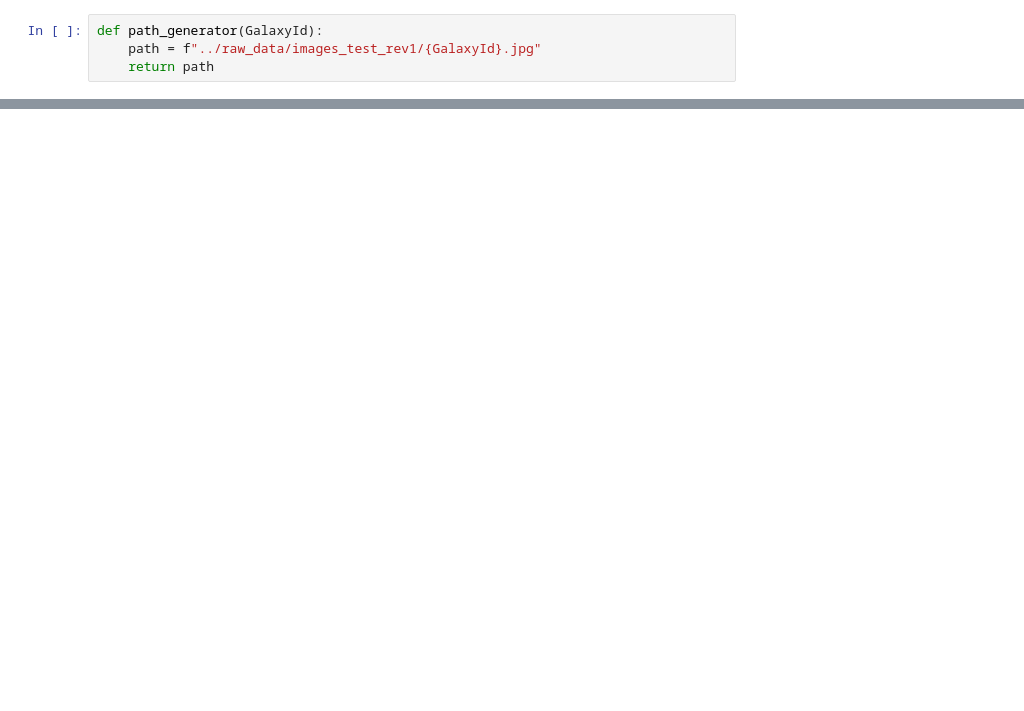
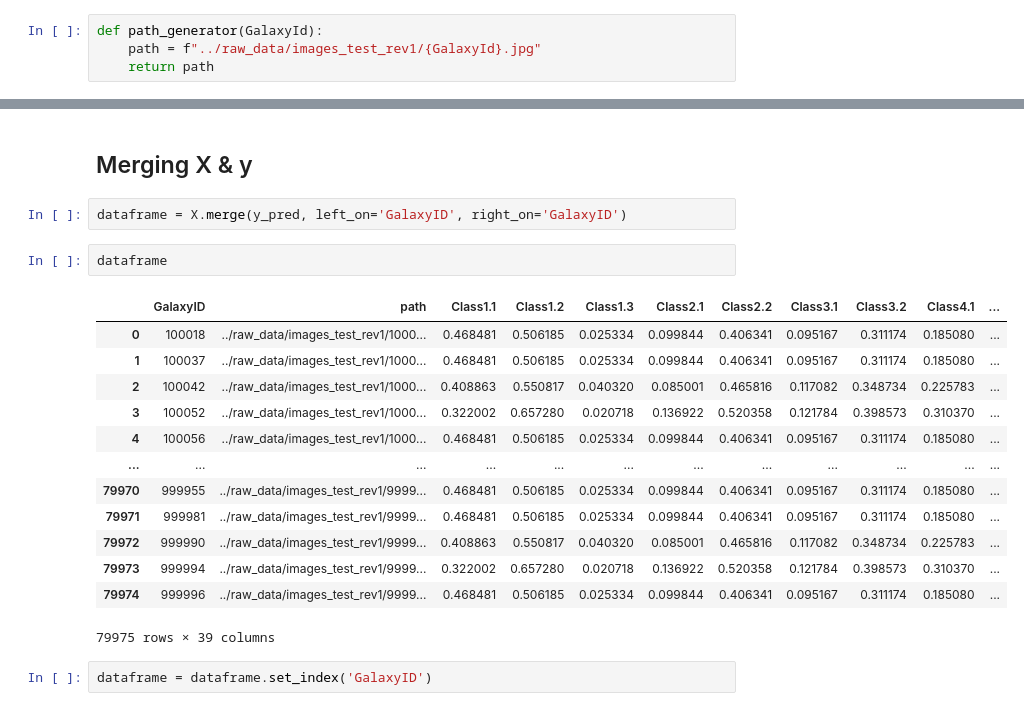
Before and after one commit to AurelSann/StarWars, a Jupyter notebook: notebooks/Aurélien - data Explo.ipynb, the cells around one changed output, grey strips where cells are left out. Saved outputs shown, nothing was run; the diff lists cells and outputs as text; blank space fills up the shorter version.

```diff
--- a/notebooks/Aurélien - data Explo.ipynb
+++ b/notebooks/Aurélien - data Explo.ipynb
@@ -59,0 +60,22 @@ X
+# %% [markdown]
+## Merging X & y
+# %%
+dataframe = X.merge(y_pred, left_on='GalaxyID', right_on='GalaxyID')
+# %%
+dataframe
+# %% [output]
+|  | GalaxyID | path | Class1.1 | Class1.2 | Class1.3 | Class2.1 | Class2.2 | Class3.1 | Class3.2 | Class4.1 | ... |
+| 0 | 100018 | ../raw_data/images_test_rev1/1000... | 0.468481 | 0.506185 | 0.025334 | 0.099844 | 0.406341 | 0.095167 | 0.311174 | 0.185080 | ... |
+| 1 | 100037 | ../raw_data/images_test_rev1/1000... | 0.468481 | 0.506185 | 0.025334 | 0.099844 | 0.406341 | 0.095167 | 0.311174 | 0.185080 | ... |
+| 2 | 100042 | ../raw_data/images_test_rev1/1000... | 0.408863 | 0.550817 | 0.040320 | 0.085001 | 0.465816 | 0.117082 | 0.348734 | 0.225783 | ... |
+| 3 | 100052 | ../raw_data/images_test_rev1/1000... | 0.322002 | 0.657280 | 0.020718 | 0.136922 | 0.520358 | 0.121784 | 0.398573 | 0.310370 | ... |
+| 4 | 100056 | ../raw_data/images_test_rev1/1000... | 0.468481 | 0.506185 | 0.025334 | 0.099844 | 0.406341 | 0.095167 | 0.311174 | 0.185080 | ... |
+| ... | ... | ... | ... | ... | ... | ... | ... | ... | ... | ... | ... |
+| 79970 | 999955 | ../raw_data/images_test_rev1/9999... | 0.468481 | 0.506185 | 0.025334 | 0.099844 | 0.406341 | 0.095167 | 0.311174 | 0.185080 | ... |
+| 79971 | 999981 | ../raw_data/images_test_rev1/9999... | 0.468481 | 0.506185 | 0.025334 | 0.099844 | 0.406341 | 0.095167 | 0.311174 | 0.185080 | ... |
+| 79972 | 999990 | ../raw_data/images_test_rev1/9999... | 0.408863 | 0.550817 | 0.040320 | 0.085001 | 0.465816 | 0.117082 | 0.348734 | 0.225783 | ... |
+| 79973 | 999994 | ../raw_data/images_test_rev1/9999... | 0.322002 | 0.657280 | 0.020718 | 0.136922 | 0.520358 | 0.121784 | 0.398573 | 0.310370 | ... |
+| 79974 | 999996 | ../raw_data/images_test_rev1/9999... | 0.468481 | 0.506185 | 0.025334 | 0.099844 | 0.406341 | 0.095167 | 0.311174 | 0.185080 | ... |
+79975 rows × 39 columns
+# %%
+dataframe = dataframe.set_index('GalaxyID')
```
Also changed, not shown: parts of 13 cells of this notebook.
